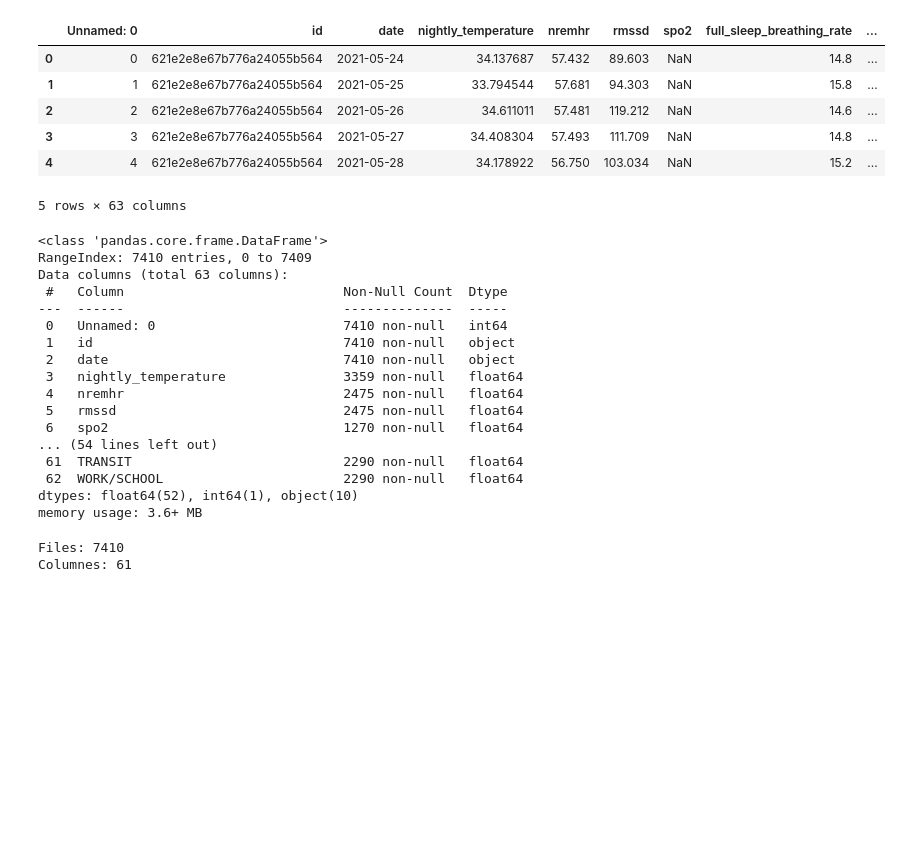
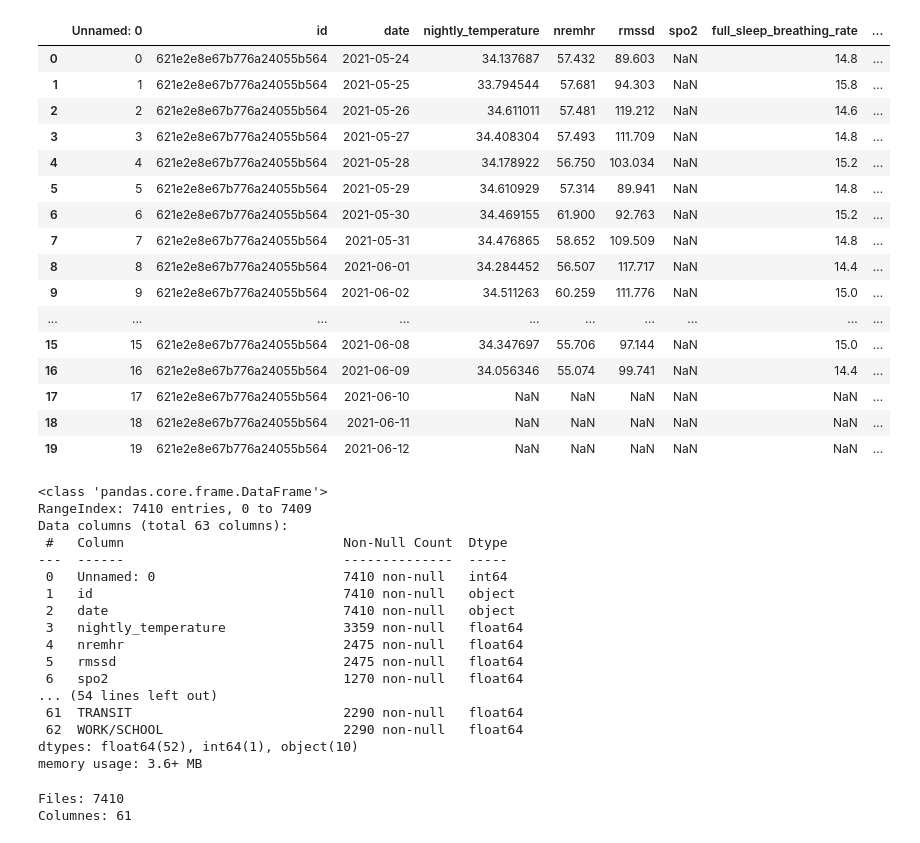
Before and after one commit to RogerDuran808/AI-Health-Assistant, a Jupyter notebook: Machine-Learning/LifeSnaps_EDA.ipynb, the cells around one changed output. Cells and saved outputs as stored; diff of their text form; code cells hidden in the pictures; blank space fills up the shorter version.

```diff
--- a/Machine-Learning/LifeSnaps_EDA.ipynb
+++ b/Machine-Learning/LifeSnaps_EDA.ipynb
@@ -7,33 +26,44 @@ import os
 # %%
 df = pd.read_csv('../../../03. Datasets/Lifesnaps Fitbit/csv_rais_anonymized/daily_fitbit_sema_df_unprocessed.csv')
+pd.set_option('display.max_columns', None)
 
-display(df.head())
+display(df.head(20))
 df.info()
 # %% [output]
 |  | Unnamed: 0 | id | date | nightly_temperature | nremhr | rmssd | spo2 | full_sleep_breathing_rate | ... |
 | 0 | 0 | 621e2e8e67b776a24055b564 | 2021-05-24 | 34.137687 | 57.432 | 89.603 | NaN | 14.8 | ... |
 | 1 | 1 | 621e2e8e67b776a24055b564 | 2021-05-25 | 33.794544 | 57.681 | 94.303 | NaN | 15.8 | ... |
 | 2 | 2 | 621e2e8e67b776a24055b564 | 2021-05-26 | 34.611011 | 57.481 | 119.212 | NaN | 14.6 | ... |
 | 3 | 3 | 621e2e8e67b776a24055b564 | 2021-05-27 | 34.408304 | 57.493 | 111.709 | NaN | 14.8 | ... |
 | 4 | 4 | 621e2e8e67b776a24055b564 | 2021-05-28 | 34.178922 | 56.750 | 103.034 | NaN | 15.2 | ... |
+| 5 | 5 | 621e2e8e67b776a24055b564 | 2021-05-29 | 34.610929 | 57.314 | 89.941 | NaN | 14.8 | ... |
+| 6 | 6 | 621e2e8e67b776a24055b564 | 2021-05-30 | 34.469155 | 61.900 | 92.763 | NaN | 15.2 | ... |
+| 7 | 7 | 621e2e8e67b776a24055b564 | 2021-05-31 | 34.476865 | 58.652 | 109.509 | NaN | 14.8 | ... |
+| 8 | 8 | 621e2e8e67b776a24055b564 | 2021-06-01 | 34.284452 | 56.507 | 117.717 | NaN | 14.4 | ... |
+| 9 | 9 | 621e2e8e67b776a24055b564 | 2021-06-02 | 34.511263 | 60.259 | 111.776 | NaN | 15.0 | ... |
+| ... | ... | ... | ... | ... | ... | ... | ... | ... | ... |
+| 15 | 15 | 621e2e8e67b776a24055b564 | 2021-06-08 | 34.347697 | 55.706 | 97.144 | NaN | 15.0 | ... |
+| 16 | 16 | 621e2e8e67b776a24055b564 | 2021-06-09 | 34.056346 | 55.074 | 99.741 | NaN | 14.4 | ... |
+| 17 | 17 | 621e2e8e67b776a24055b564 | 2021-06-10 | NaN | NaN | NaN | NaN | NaN | ... |
+| 18 | 18 | 621e2e8e67b776a24055b564 | 2021-06-11 | NaN | NaN | NaN | NaN | NaN | ... |
+| 19 | 19 | 621e2e8e67b776a24055b564 | 2021-06-12 | NaN | NaN | NaN | NaN | NaN | ... |
-5 rows × 63 columns
+<class 'pandas.core.frame.DataFrame'>
+RangeIndex: 7410 entries, 0 to 7409
+Data columns (total 63 columns):
+ #   Column                            Non-Null Count  Dtype
+---  ------                            --------------  -----
+ 0   Unnamed: 0                        7410 non-null   int64
+ 1   id                                7410 non-null   object
+ 2   date                              7410 non-null   object
+ 3   nightly_temperature               3359 non-null   float64
+ 4   nremhr                            2475 non-null   float64
+ 5   rmssd                             2475 non-null   float64
+ 6   spo2                              1270 non-null   float64
+... (54 lines left out)
+ 61  TRANSIT                           2290 non-null   float64
+ 62  WORK/SCHOOL                       2290 non-null   float64
+dtypes: float64(52), int64(1), object(10)
+memory usage: 3.6+ MB
-<class 'pandas.core.frame.DataFrame'>
-RangeIndex: 7410 entries, 0 to 7409
-Data columns (total 63 columns):
- #   Column                            Non-Null Count  Dtype
----  ------                            --------------  -----
- 0   Unnamed: 0                        7410 non-null   int64
- 1   id                                7410 non-null   object
- 2   date                              7410 non-null   object
- 3   nightly_temperature               3359 non-null   float64
- 4   nremhr                            2475 non-null   float64
- 5   rmssd                             2475 non-null   float64
- 6   spo2                              1270 non-null   float64
-... (54 lines left out)
- 61  TRANSIT                           2290 non-null   float64
- 62  WORK/SCHOOL                       2290 non-null   float64
-dtypes: float64(52), int64(1), object(10)
-memory usage: 3.6+ MB
 # %%
 df.drop(columns=['Unnamed: 0'], inplace=True)
 df.drop(columns=['id'], inplace=True)
```
Also changed, not shown: parts of 24 cells of this notebook.
